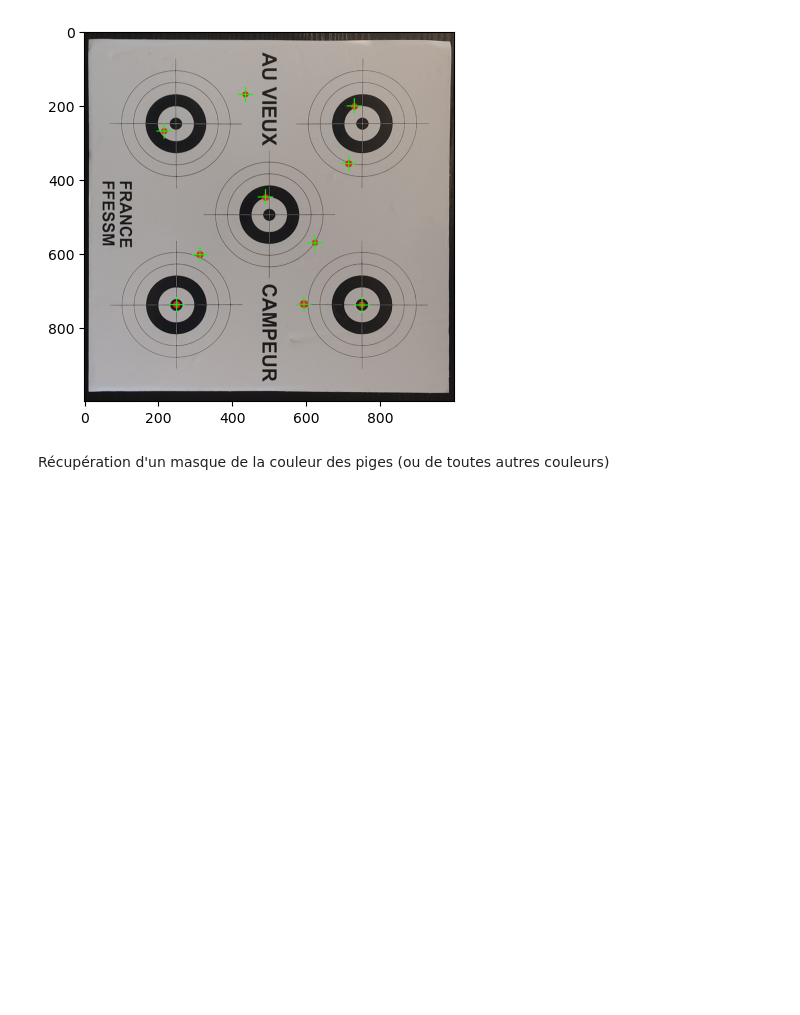
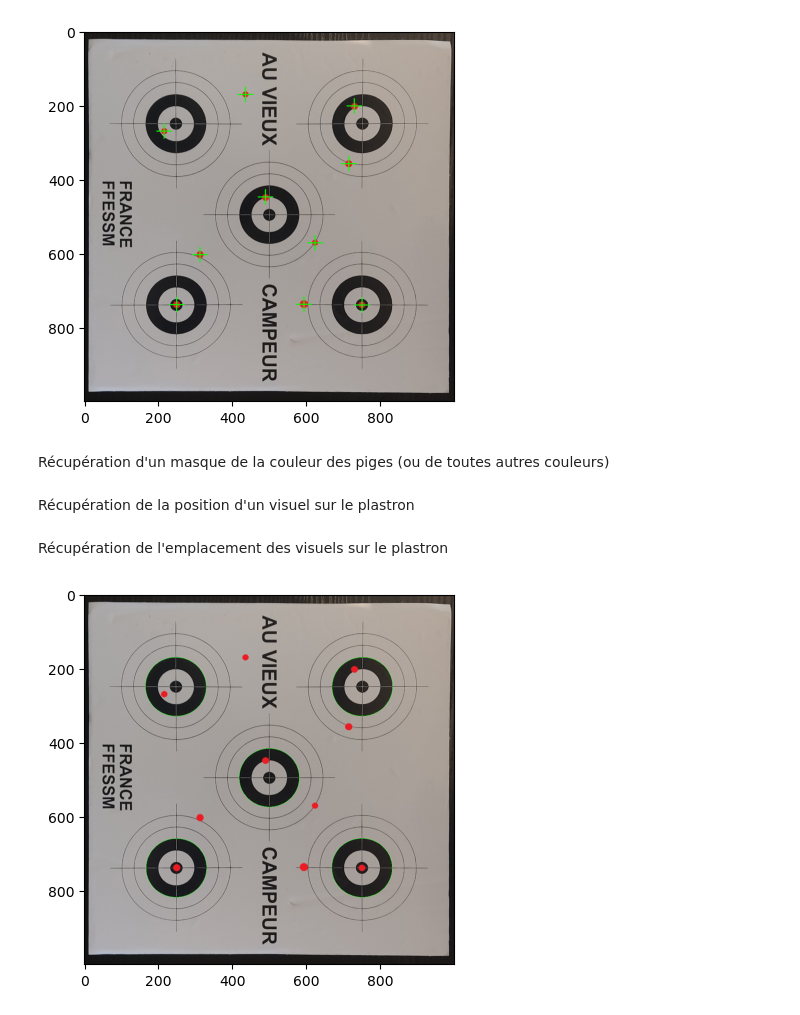
Before and after one commit to subvision-soft/documentation, a Jupyter notebook: algorithm-demo.ipynb, the cells around one changed output. Drawn from its saved outputs; the diff is of its cells as text; code cells hidden in the pictures; blank space fills up the shorter version.

Commit message:
Ajout de la détection des visuels

```diff
--- a/algorithm-demo.ipynb
+++ b/algorithm-demo.ipynb
@@ -288,3 +290,5 @@ def get_color_mask(mat:ndarray, color:tuple):
     mask = cv.morphologyEx(mask, cv.MORPH_OPEN, kernel, iterations=1)
     _, mask = cv.threshold(mask, 127, 255, cv.THRESH_BINARY)
     return mask
+# %% [markdown]
+Récupération de la position d'un visuel sur le plastron
@@ -290,0 +333,42 @@ def get_color_mask(mat:ndarray, color:tuple):
+# %% [markdown]
+Récupération de l'emplacement des visuels sur le plastron
+# %%
+def get_targets_ellipse(image: ndarray):
+    zones = [Zone.TOP_LEFT, Zone.TOP_RIGHT, Zone.CENTER, Zone.BOTTOM_LEFT, Zone.BOTTOM_RIGHT]
+    ellipsis = {}
+    for zone in zones:
+        target_mat = get_target_picture(image, zone)
+        ellipsis[zone] = get_target_ellipse(target_mat)
+    return ellipsis
+# %%
+def target_coordinates_to_sheet_coordinates(ellipsis: dict):
+    new_ellipsis = {}
+    for key, value in ellipsis.items():
+        if (key == Zone.TOP_LEFT):
+            new_ellipsis[key] = (value[0], value[1], value[2])
+        elif (key == Zone.TOP_RIGHT):
+            new_ellipsis[key] = ((value[0][0], value[0][1] + PICTURE_SIZE_SHEET_DETECTION // 2), value[1], value[2])
+        elif (key == Zone.BOTTOM_LEFT):
+            new_ellipsis[key] = ((value[0][0] + PICTURE_SIZE_SHEET_DETECTION // 2, value[0][1]), value[1], value[2])
+        elif (key == Zone.BOTTOM_RIGHT):
+            new_ellipsis[key] = (
+            (value[0][0] + PICTURE_SIZE_SHEET_DETECTION // 2, value[0][1] + PICTURE_SIZE_SHEET_DETECTION // 2),
+            value[1], value[2])
+        elif (key == Zone.CENTER):
+            new_ellipsis[key] = (
+            (value[0][0] + PICTURE_SIZE_SHEET_DETECTION // 4, value[0][1] + PICTURE_SIZE_SHEET_DETECTION // 4),
+            value[1], value[2])
+    return new_ellipsis
+
+
+image = cv.imread('images/sheet.jpg')
+sheet_mat = get_sheet_picture(image)
+coordinates = get_targets_ellipse(sheet_mat)
+coordinates = target_coordinates_to_sheet_coordinates(coordinates)
+#iterate key and value
+for key, ellipse in coordinates.items():
+    # Draw the ellipse
+    cv.ellipse(sheet_mat, ellipse, (0, 255, 0), 1)
+show_image(sheet_mat)
+# %% [output]
+[figure, added]
```
Also changed, not shown: parts of 7 cells of this notebook.
